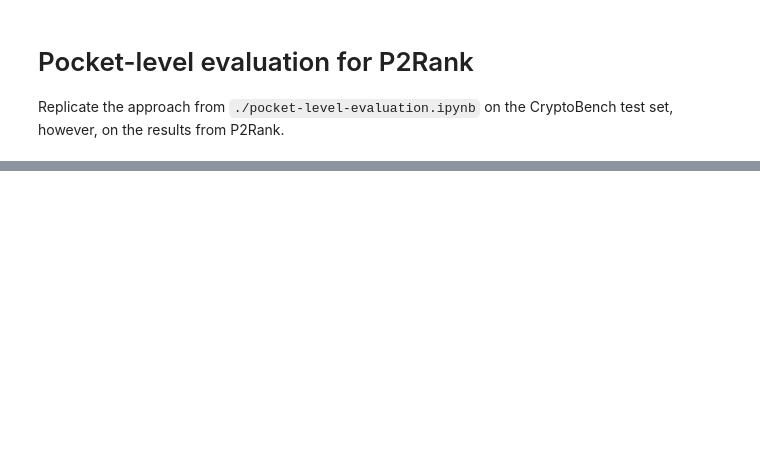
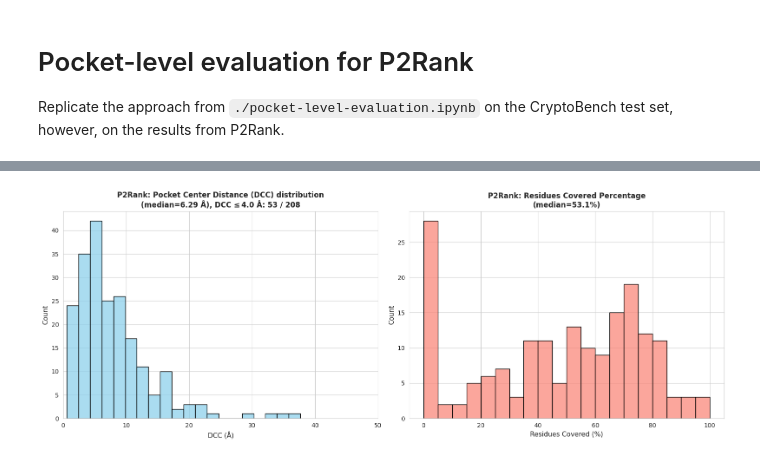
Before and after one commit to skrhakv/seq2pocket, a Jupyter notebook: src/B-evaluate-cryptoshow/pocket-level-evaluation-p2rank.ipynb, the cells around one changed output, grey strips where cells are left out. Drawn from its saved outputs; the diff is of its cells as text; code cells hidden in the pictures; blank space fills up the shorter version.

Commit message:
fix pocket-evaluation for p2rank

```diff
--- a/src/B-evaluate-cryptoshow/pocket-level-evaluation-p2rank.ipynb
+++ b/src/B-evaluate-cryptoshow/pocket-level-evaluation-p2rank.ipynb
@@ -166,0 +77,81 @@ create_plots()
+# %%
+import os
+
+DCC_THRESHOLD = 4.0  # in Angstroms
+MODEL = 'P2Rank'
+COORDINATES_DIR = '/home/vit/Projects/cryptoshow-analysis/data/A-cluster-ligysis-data/coordinates'
+
+def print_plots():
+    DCCs = []
+    coverages = []
+    dice_coefficients = []
+    binding_prediction_scores = []
+
+    for protein_id in cryptic_binding_residues.keys():
+        if len(predicted_pockets[protein_id]) == 0 or len(cryptic_binding_residues[protein_id]) == 0:
+            continue
+        coordinates = np.load(f'{COORDINATES_DIR}/{protein_id.replace("_", "")}.npy')
+
+        # loop over each cryptic binding site
+        for actual_cryptic_binding_residue_indices in cryptic_binding_residues[protein_id]:
+            dcc = float('inf')
+            actual_cryptic_binding_residue_indices = [int(i.split('_')[1]) for i in actual_cryptic_binding_residue_indices]
+
+            # loop over each predicted binding site and select the one with the lowest DCC
+            for predicted_cryptic_binding_residue_indices in predicted_pockets[protein_id]:
+                predicted_cryptic_binding_residue_indices = [int(i[1:]) for i in predicted_cryptic_binding_residue_indices]
+                dcc = min(dcc, cryptoshow_utils.compute_center_distance(coordinates, actual_cryptic_binding_residue_indices, predicted_cryptic_binding_residue_indices))
+
+            DCCs.append(dcc)
+
+        concatenated_cryptic_binding_residues = np.unique(np.concatenate(cryptic_binding_residues[protein_id]))
+        concatenated_cryptic_binding_residues = [int(i.split('_')[1]) for i in concatenated_cryptic_binding_residues]
+        concatenated_predicted_binding_residues = np.unique(np.concatenate([[int(ii[1:]) for ii in i] for i in predicted_pockets[protein_id]]))
+        residues_covered = np.intersect1d(np.array(concatenated_cryptic_binding_residues), concatenated_predicted_binding_residues)
+
+        this_coverage = len(residues_covered) / len(concatenated_cryptic_binding_residues) * 100
+        this_dice_coefficient = 2 * len(residues_covered) / (len(concatenated_cryptic_binding_residues) + len(concatenated_predicted_binding_residues)) if (len(concatenated_cryptic_binding_residues) + len(concatenated_predicted_binding_residues)) > 0 else 0
+
+        coverages.append(this_coverage)
+        dice_coefficients.append(this_dice_coefficient)
+
+    sns.set_style("whitegrid")
+    plt.rcParams['figure.facecolor'] = 'white'
+    os.makedirs('fig', exist_ok=True)
+
+    _, axs = plt.subplots(1, 2, figsize=(16, 6))
+
+    sns.histplot(DCCs, bins=20, color='skyblue', edgecolor='black', alpha=0.7, ax=axs[0])
+    axs[0].set_title(f'{MODEL}: Pocket Center Distance (DCC) distribution\n(median={np.median(DCCs):.2f} Å), DCC ≤ {DCC_THRESHOLD} Å: {np.sum(np.array(DCCs) < DCC_THRESHOLD)} / {len(DCCs)}', fontsize=12, fontweight='bold')
+    axs[0].set_xlabel('DCC (Å)', fontsize=11)
+    axs[0].set_ylabel('Count', fontsize=11)
+    axs[0].set_xlim(0, 50)
+
+    sns.histplot(coverages, bins=20, color='salmon', edgecolor='black', alpha=0.7, ax=axs[1])
+    axs[1].set_title(f'{MODEL}: Residues Covered Percentage\n(median={np.median(coverages):.1f}%)', fontsize=12, fontweight='bold')
+    axs[1].set_xlabel('Residues Covered (%)', fontsize=11)
+    axs[1].set_ylabel('Count', fontsize=11)
+
+    plt.tight_layout()
+    plt.show()
+
+    _, axs = plt.subplots(1, 2, figsize=(16, 6))
+
+    sns.histplot(dice_coefficients, bins=20, color='mediumseagreen', edgecolor='black', alpha=0.7, ax=axs[0])
+    axs[0].set_title(f'{MODEL}: Dice Coefficient Distribution\n(median={np.median(dice_coefficients):.2f})', fontsize=12, fontweight='bold')
+    axs[0].set_xlabel('Dice Coefficient', fontsize=11)
+    axs[0].set_ylabel('Count', fontsize=11)
+
+    sns.histplot(binding_prediction_scores, bins=20, color='gold', edgecolor='black', alpha=0.7, ax=axs[1])
+    axs[1].axvline(0.7, color='red', linestyle='--', linewidth=2, label='Threshold = 0.7')
+    axs[1].set_title(f'{MODEL}: Prediction Scores of Test Set CBSs\n(median={np.median(binding_prediction_scores):.2f})', fontsize=12, fontweight='bold')
+    axs[1].set_xlabel('Prediction Score', fontsize=11)
+    axs[1].set_ylabel('Count', fontsize=11)
+    axs[1].legend(fontsize=10)
+
+    plt.tight_layout()
+    plt.show()
+
+print_plots()
+# %% [output]
+[figure, added]
```
Also changed, not shown: parts of 8 cells of this notebook, 1 other file.
